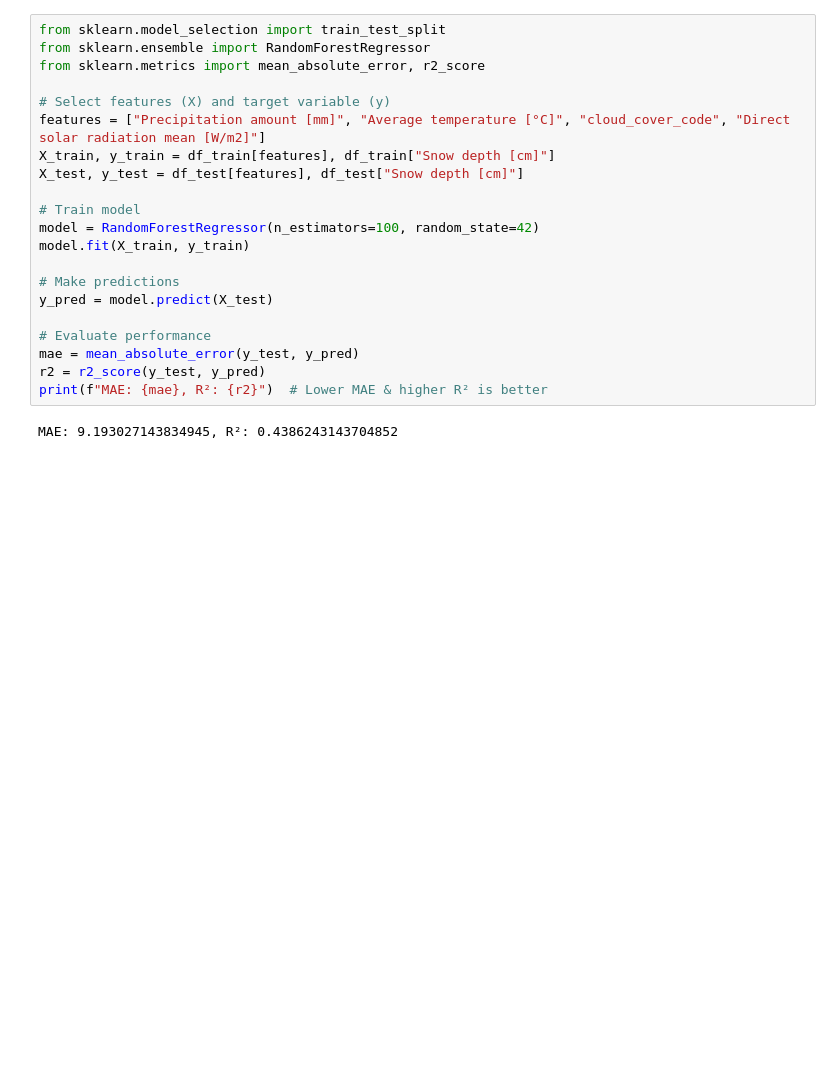
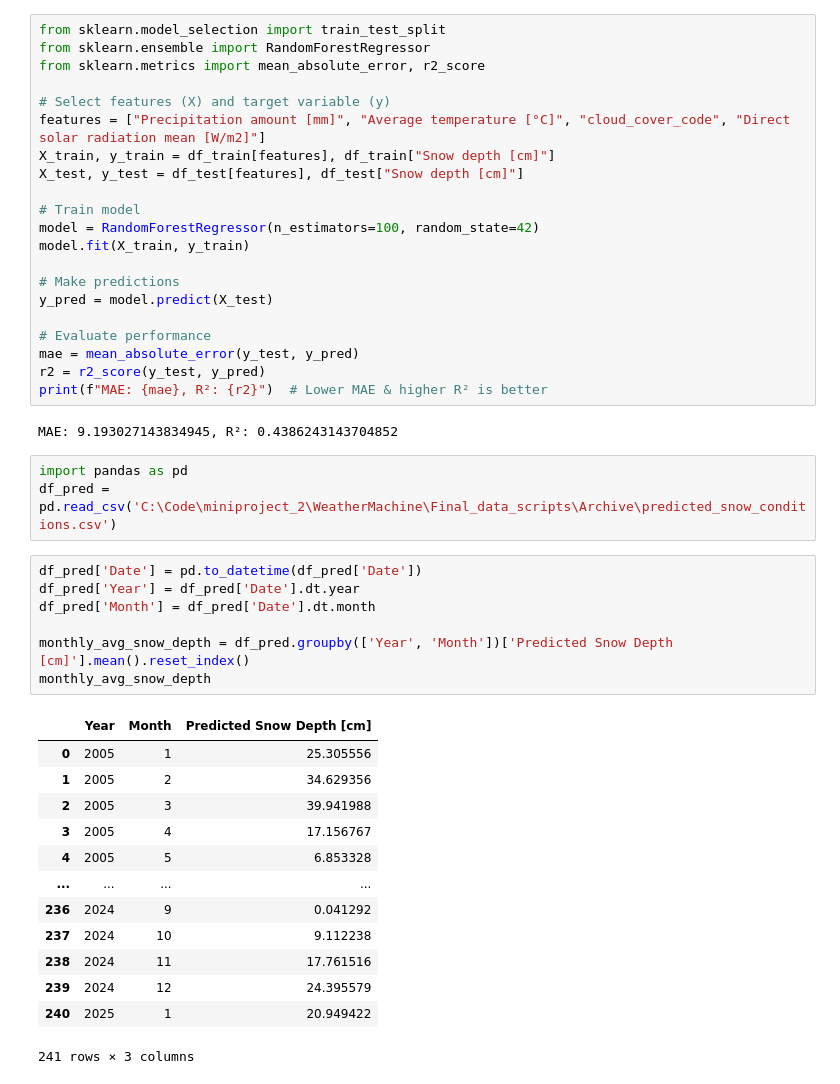
Before and after one commit to ZetaGroup1/WeatherMachine, a Jupyter notebook: Final_data_scripts/Archive/training_model - testing.ipynb, the cells around one changed output. Drawn from its saved outputs; the diff is of its cells as text; blank space fills up the shorter version.

```diff
--- a/Final_data_scripts/Archive/training_model - testing.ipynb
+++ b/Final_data_scripts/Archive/training_model - testing.ipynb
@@ -343,3 +343,27 @@ r2 = r2_score(y_test, y_pred)
 print(f"MAE: {mae}, R²: {r2}")  # Lower MAE & higher R² is better
 # %% [output]
 MAE: 9.193027143834945, R²: 0.4386243143704852
+# %%
+import pandas as pd
+df_pred = pd.read_csv('C:\Code\miniproject_2\WeatherMachine\Final_data_scripts\Archive\predicted_snow_conditions.csv')
+# %%
+df_pred['Date'] = pd.to_datetime(df_pred['Date'])
+df_pred['Year'] = df_pred['Date'].dt.year
+df_pred['Month'] = df_pred['Date'].dt.month
+
+monthly_avg_snow_depth = df_pred.groupby(['Year', 'Month'])['Predicted Snow Depth [cm]'].mean().reset_index()
+monthly_avg_snow_depth
+# %% [output]
+|  | Year | Month | Predicted Snow Depth [cm] |
+| 0 | 2005 | 1 | 25.305556 |
+| 1 | 2005 | 2 | 34.629356 |
+| 2 | 2005 | 3 | 39.941988 |
+| 3 | 2005 | 4 | 17.156767 |
+| 4 | 2005 | 5 | 6.853328 |
+| ... | ... | ... | ... |
+| 236 | 2024 | 9 | 0.041292 |
+| 237 | 2024 | 10 | 9.112238 |
+| 238 | 2024 | 11 | 17.761516 |
+| 239 | 2024 | 12 | 24.395579 |
+| 240 | 2025 | 1 | 20.949422 |
+241 rows × 3 columns
```
Also changed, not shown: parts of 1 cell of this notebook, 1 other file.
